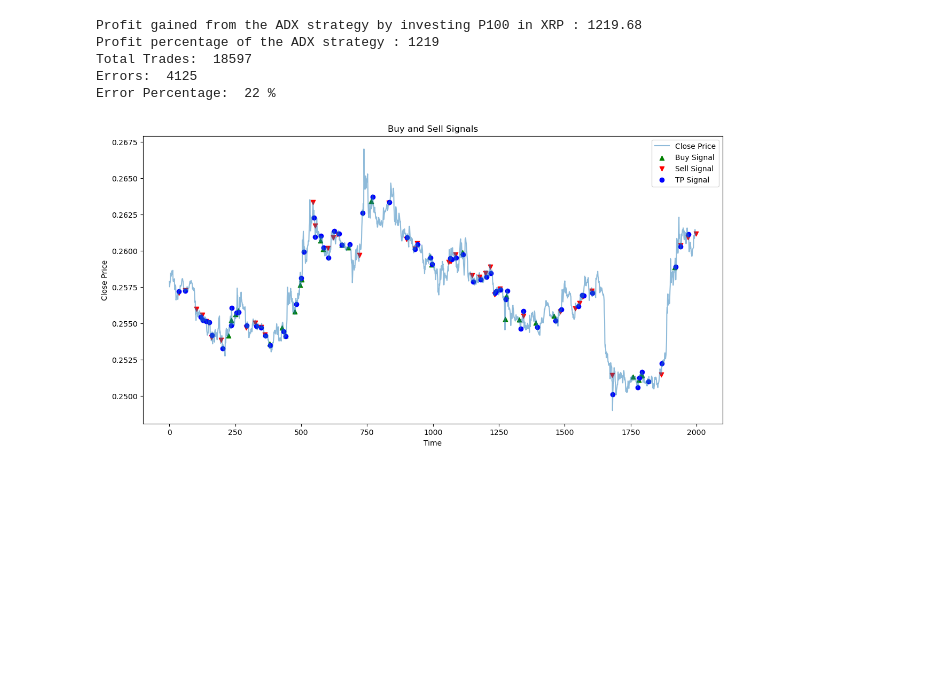
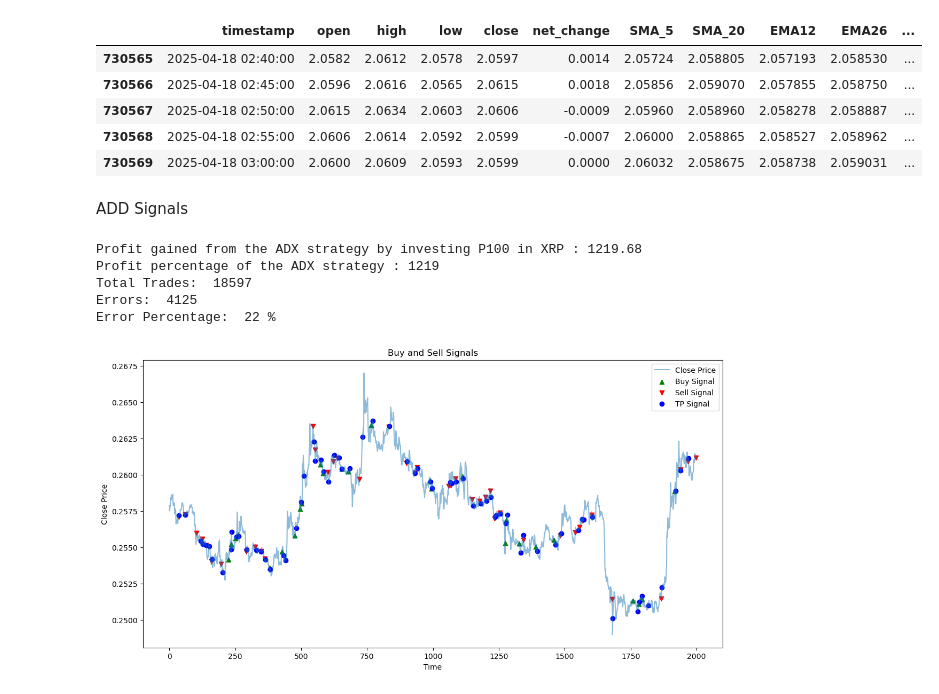
Before and after one commit to mawi-delosreyes/Harvest, a Jupyter notebook: Pilot Notebooks/PilotBot-XRP.ipynb, the cells around one changed output. Cells and saved outputs as stored; diff of their text form; code cells hidden in the pictures; blank space fills up the shorter version.

```diff
--- a/Pilot Notebooks/PilotBot-XRP.ipynb
+++ b/Pilot Notebooks/PilotBot-XRP.ipynb
@@ -81,3 +90,14 @@ xrp_df['intersection'] = intersect_list
+# %%
+xrp_df.tail()
+# %% [output]
+|  | timestamp | open | high | low | close | net_change | SMA_5 | SMA_20 | EMA12 | EMA26 | ... |
+| 730565 | 2025-04-18 02:40:00 | 2.0582 | 2.0612 | 2.0578 | 2.0597 | 0.0014 | 2.05724 | 2.058805 | 2.057193 | 2.058530 | ... |
+| 730566 | 2025-04-18 02:45:00 | 2.0596 | 2.0616 | 2.0565 | 2.0615 | 0.0018 | 2.05856 | 2.059070 | 2.057855 | 2.058750 | ... |
+| 730567 | 2025-04-18 02:50:00 | 2.0615 | 2.0634 | 2.0603 | 2.0606 | -0.0009 | 2.05960 | 2.058960 | 2.058278 | 2.058887 | ... |
+| 730568 | 2025-04-18 02:55:00 | 2.0606 | 2.0614 | 2.0592 | 2.0599 | -0.0007 | 2.06000 | 2.058865 | 2.058527 | 2.058962 | ... |
+| 730569 | 2025-04-18 03:00:00 | 2.0600 | 2.0609 | 2.0593 | 2.0599 | 0.0000 | 2.06032 | 2.058675 | 2.058738 | 2.059031 | ... |
+# %% [markdown]
+ADD Signals
 # %%
 def checkMACD(EMA12, EMA26, MACD, signal_line):
     if EMA12 > EMA26 and MACD < signal_line:
```
Also changed, not shown: parts of 12 cells of this notebook.
